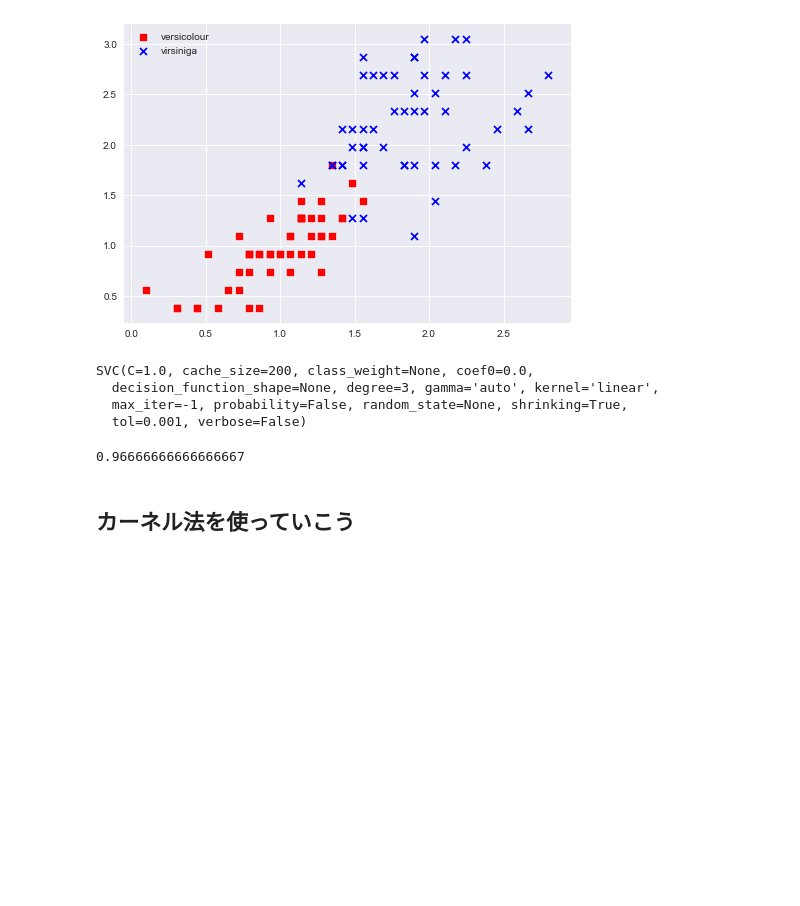
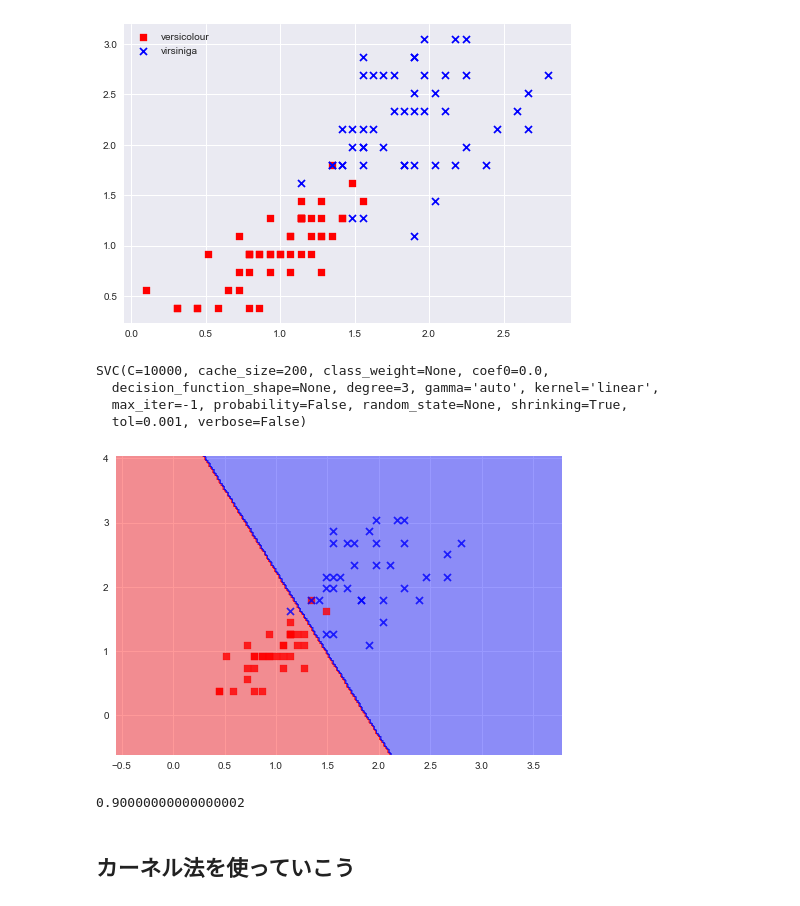
Before and after one commit to zukako0930/haitsclass, a Jupyter notebook: MachineLearning/svm.ipynb, the cells around one changed output. Saved outputs shown, nothing was run; the diff lists cells and outputs as text; code cells hidden in the pictures; blank space fills up the shorter version.

```diff
--- a/MachineLearning/svm.ipynb
+++ b/MachineLearning/svm.ipynb
@@ -111,17 +111,21 @@ plt.show()
 from sklearn.model_selection import train_test_split
 X_2_train, X_2_test, y_2_train, y_2_test = train_test_split(X_2_std, y_2, test_size=0.3, random_state=0)
 # %%
-classifier2=SVC(kernel='linear')
+classifier2=SVC(kernel='linear',C=10000)　　#Cをめちゃ大きくするとハードマージン
 classifier2.fit(X_2_train,y_2_train)
 # %% [output]
-SVC(C=1.0, cache_size=200, class_weight=None, coef0=0.0,
+SVC(C=10000, cache_size=200, class_weight=None, coef0=0.0,
   decision_function_shape=None, degree=3, gamma='auto', kernel='linear',
   max_iter=-1, probability=False, random_state=None, shrinking=True,
   tol=0.001, verbose=False)
+# %%
+plot_decision_regions(X_2_train,y_2_train,classifier2)
+# %% [output]
+[figure, added]
 # %%
 classifier2.score(X_2_test,y_2_test)
 # %% [output]
-0.96666666666666667
+0.90000000000000002
 # %% [markdown]
 ## カーネル法を使っていこう
 # %%
```
Also changed, not shown: parts of 1 cell of this notebook, 5 other files.
